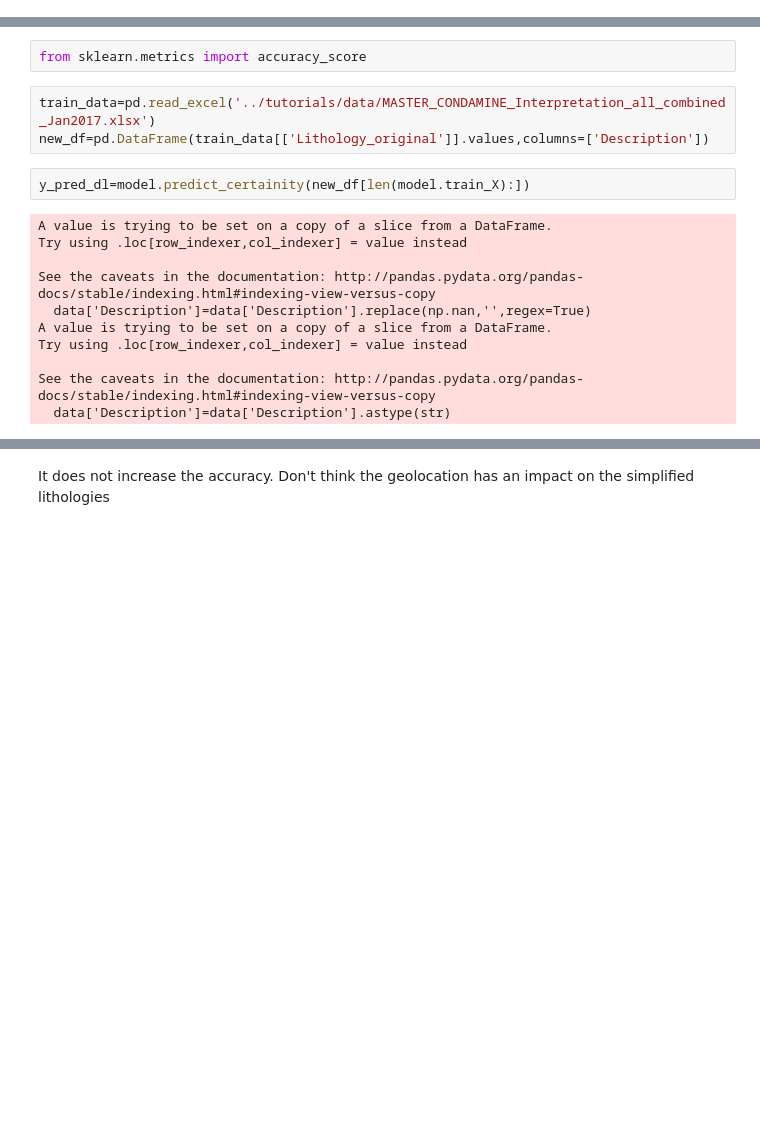
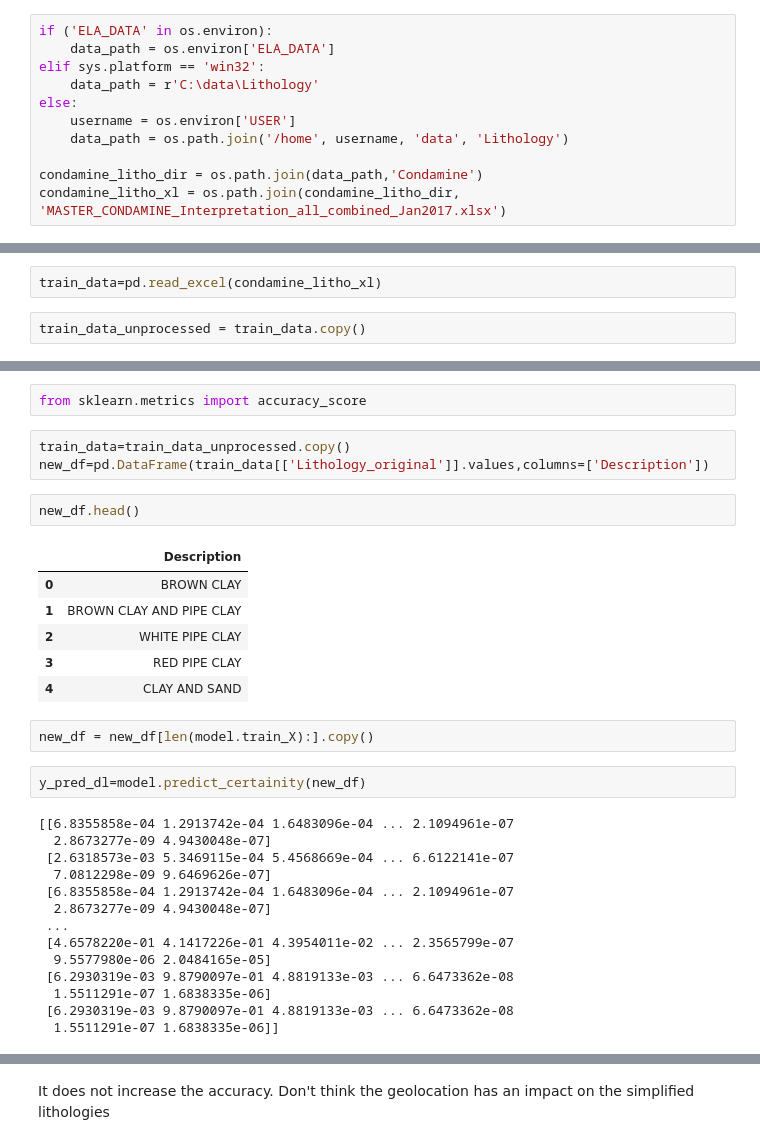
Before and after one commit to csiro-hydrogeology/pyela-doc, a Jupyter notebook: tutorials/lithology_classification_ml.ipynb, the cells around one changed output, grey strips where cells are left out. Saved outputs shown, nothing was run; the diff lists cells and outputs as text; blank space fills up the shorter version.

Commit message:
Progress Condamine tutorial comparing classification. Issues with last part

```diff
--- a/tutorials/lithology_classification_ml.ipynb
+++ b/tutorials/lithology_classification_ml.ipynb
@@ -63,5 +53,20 @@ train_data=pd.read_excel('../tutorials/data/MASTER_CONDAMINE_Interpretation_all_
+# %%
+if ('ELA_DATA' in os.environ):
+    data_path = os.environ['ELA_DATA']
+elif sys.platform == 'win32':
+    data_path = r'C:\data\Lithology'
+else:
+    username = os.environ['USER']
+    data_path = os.path.join('/home', username, 'data', 'Lithology')
+
+condamine_litho_dir = os.path.join(data_path,'Condamine')
+condamine_litho_xl = os.path.join(condamine_litho_dir, 'MASTER_CONDAMINE_Interpretation_all_combined_Jan2017.xlsx')
 # %% [markdown]
 # Exploring the lithology
+# %%
+train_data=pd.read_excel(condamine_litho_xl)
+# %%
+train_data_unprocessed = train_data.copy()
 # %%
 train_data['Simplified_lithology'] = train_data['Simplified_lithology'].replace(np.nan,'',regex=True)
 train_data['Simplified_lithology'] = train_data['Simplified_lithology'].str.lower()
@@ -260,18 +308,32 @@ y_pred=clf.predict_proba(test_X)
 # %%
 from sklearn.metrics import accuracy_score
 # %%
-train_data=pd.read_excel('../tutorials/data/MASTER_CONDAMINE_Interpretation_all_combined_Jan2017.xlsx')
+train_data=train_data_unprocessed.copy()
 new_df=pd.DataFrame(train_data[['Lithology_original']].values,columns=['Description'])
+# %%
+new_df.head()
+# %% [output]
+|  | Description |
+| 0 | BROWN CLAY |
+| 1 | BROWN CLAY AND PIPE CLAY |
+| 2 | WHITE PIPE CLAY |
+| 3 | RED PIPE CLAY |
+| 4 | CLAY AND SAND |
+# %%
+new_df = new_df[len(model.train_X):].copy()
 # %%
-y_pred_dl=model.predict_certainity(new_df[len(model.train_X):])
+y_pred_dl=model.predict_certainity(new_df)
 # %% [output]
-A value is trying to be set on a copy of a slice from a DataFrame.
-Try using .loc[row_indexer,col_indexer] = value instead
-
-See the caveats in the documentation: http://pandas.pydata.org/pandas-docs/stable/indexing.html#indexing-view-versus-copy
-  data['Description']=data['Description'].replace(np.nan,'',regex=True)
-A value is trying to be set on a copy of a slice from a DataFrame.
-Try using .loc[row_indexer,col_indexer] = value instead
-
-See the caveats in the documentation: http://pandas.pydata.org/pandas-docs/stable/indexing.html#indexing-view-versus-copy
-  data['Description']=data['Description'].astype(str)
+[[6.8355858e-04 1.2913742e-04 1.6483096e-04 ... 2.1094961e-07
+  2.8673277e-09 4.9430048e-07]
+ [2.6318573e-03 5.3469115e-04 5.4568669e-04 ... 6.6122141e-07
+  7.0812298e-09 9.6469626e-07]
+ [6.8355858e-04 1.2913742e-04 1.6483096e-04 ... 2.1094961e-07
+  2.8673277e-09 4.9430048e-07]
+ ...
+ [4.6578220e-01 4.1417226e-01 4.3954011e-02 ... 2.3565799e-07
+  9.5577980e-06 2.0484165e-05]
+ [6.2930319e-03 9.8790097e-01 4.8819133e-03 ... 6.6473362e-08
+  1.5511291e-07 1.6838335e-06]
+ [6.2930319e-03 9.8790097e-01 4.8819133e-03 ... 6.6473362e-08
+  1.5511291e-07 1.6838335e-06]]
```
Also changed, not shown: parts of 22 cells of this notebook.
